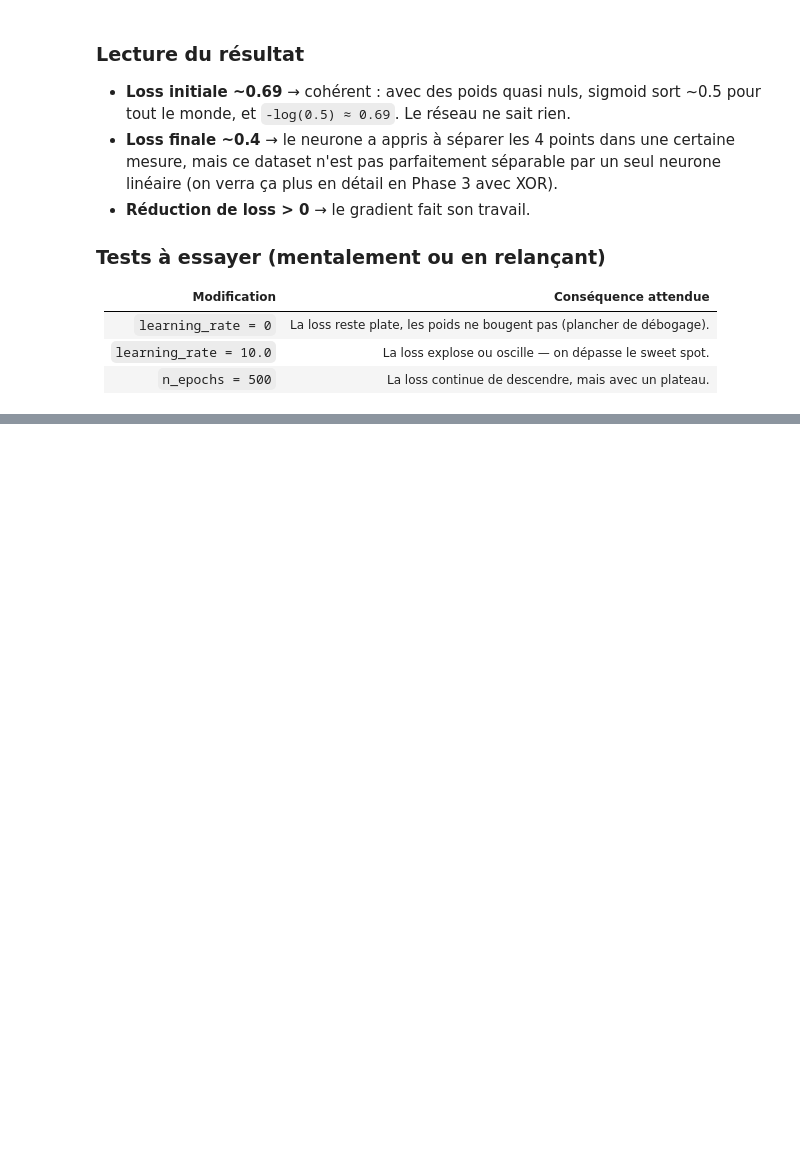
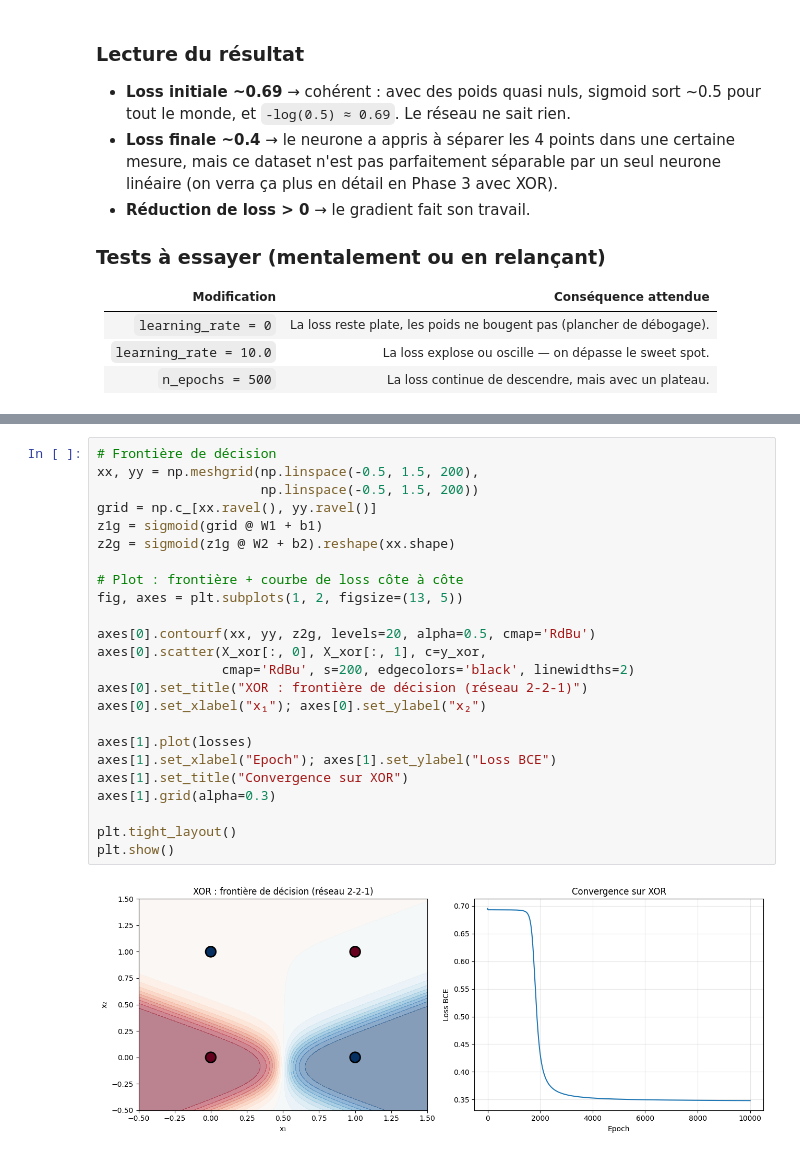
Before and after one commit to Hakim78/deeplearning-j1-pmc-from-scratch-djaalal-hakim, a Jupyter notebook: pmc-from-scratch.ipynb, the cells around one changed output, grey strips where cells are left out. Drawn from its saved outputs; the diff is of its cells as text; blank space fills up the shorter version.

Commit message:
phase3: XOR résolu avec réseau 2-2-1, frontière de décision tracée

```diff
--- a/pmc-from-scratch.ipynb
+++ b/pmc-from-scratch.ipynb
@@ -166,0 +297,26 @@ Réduction     : 14.8%
+# %%
+# Frontière de décision
+xx, yy = np.meshgrid(np.linspace(-0.5, 1.5, 200),
+                     np.linspace(-0.5, 1.5, 200))
+grid = np.c_[xx.ravel(), yy.ravel()]
+z1g = sigmoid(grid @ W1 + b1)
+z2g = sigmoid(z1g @ W2 + b2).reshape(xx.shape)
+
+# Plot : frontière + courbe de loss côte à côte
+fig, axes = plt.subplots(1, 2, figsize=(13, 5))
+
+axes[0].contourf(xx, yy, z2g, levels=20, alpha=0.5, cmap='RdBu')
+axes[0].scatter(X_xor[:, 0], X_xor[:, 1], c=y_xor,
+                cmap='RdBu', s=200, edgecolors='black', linewidths=2)
+axes[0].set_title("XOR : frontière de décision (réseau 2-2-1)")
+axes[0].set_xlabel("x₁"); axes[0].set_ylabel("x₂")
+
+axes[1].plot(losses)
+axes[1].set_xlabel("Epoch"); axes[1].set_ylabel("Loss BCE")
+axes[1].set_title("Convergence sur XOR")
+axes[1].grid(alpha=0.3)
+
+plt.tight_layout()
+plt.show()
+# %% [output]
+[figure, added]
```
Also changed, not shown: parts of 3 cells of this notebook.
